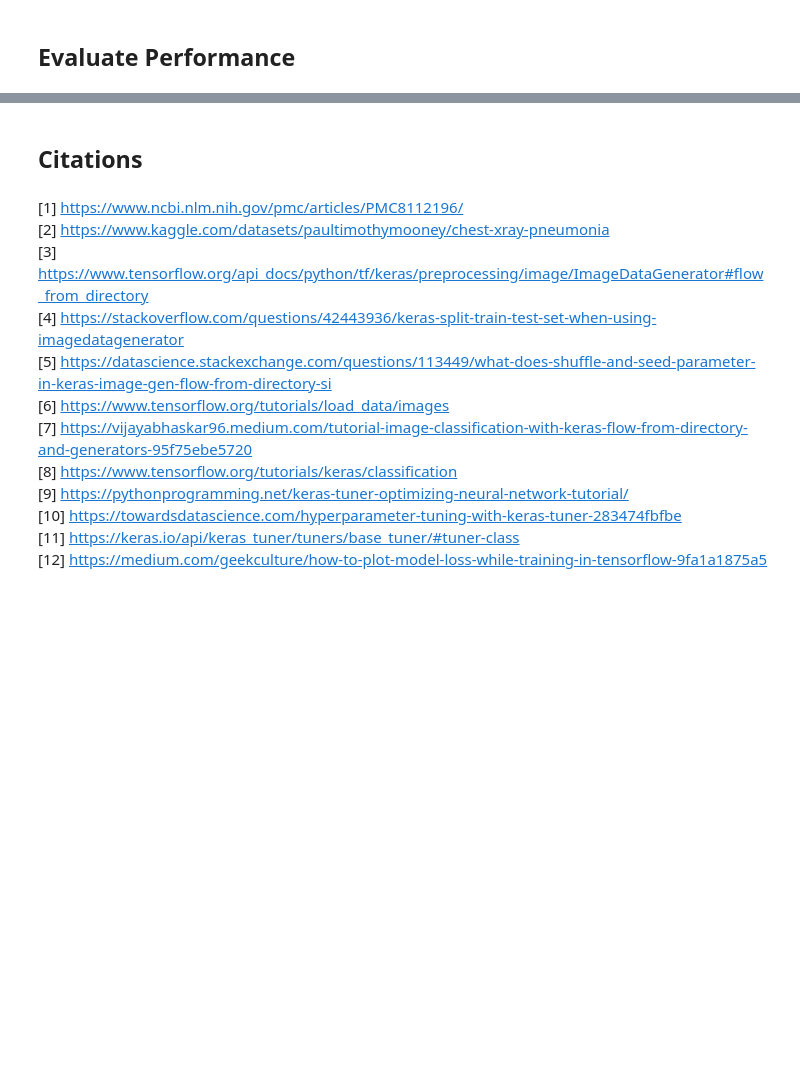
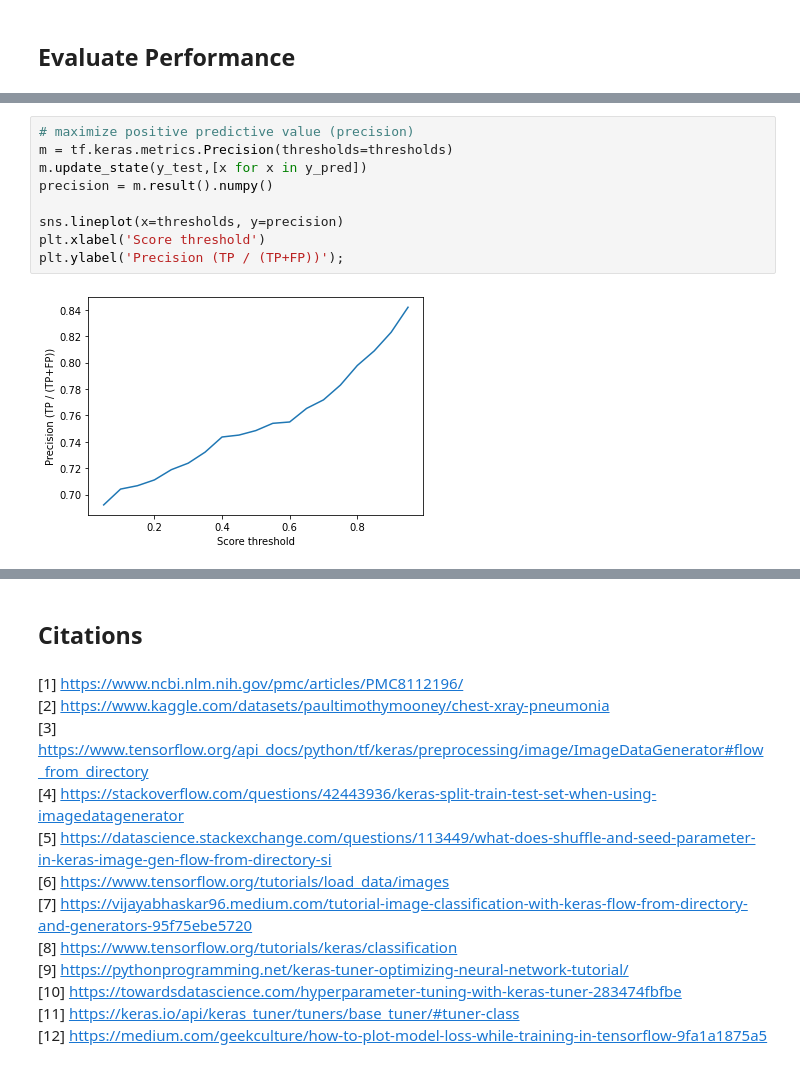
Before and after one commit to sepidehparhami/pneumonia-xray-cnn, a Jupyter notebook: pneumonia.ipynb, the cells around one changed output, grey strips where cells are left out. Drawn from its saved outputs; the diff is of its cells as text; blank space fills up the shorter version.

```diff
--- a/pneumonia.ipynb
+++ b/pneumonia.ipynb
@@ -303,0 +306,11 @@ tf.Tensor(
+# %%
+# maximize positive predictive value (precision)
+m = tf.keras.metrics.Precision(thresholds=thresholds)
+m.update_state(y_test,[x for x in y_pred])
+precision = m.result().numpy()
+
+sns.lineplot(x=thresholds, y=precision)
+plt.xlabel('Score threshold')
+plt.ylabel('Precision (TP / (TP+FP))');
+# %% [output]
+[figure, added]
```
Also changed, not shown: parts of 27 cells of this notebook.
